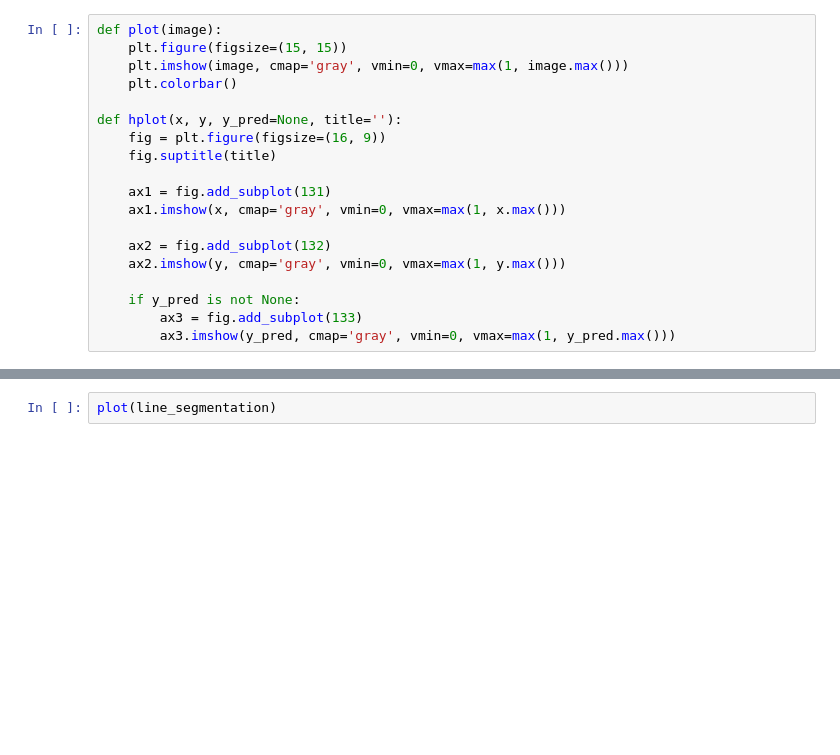
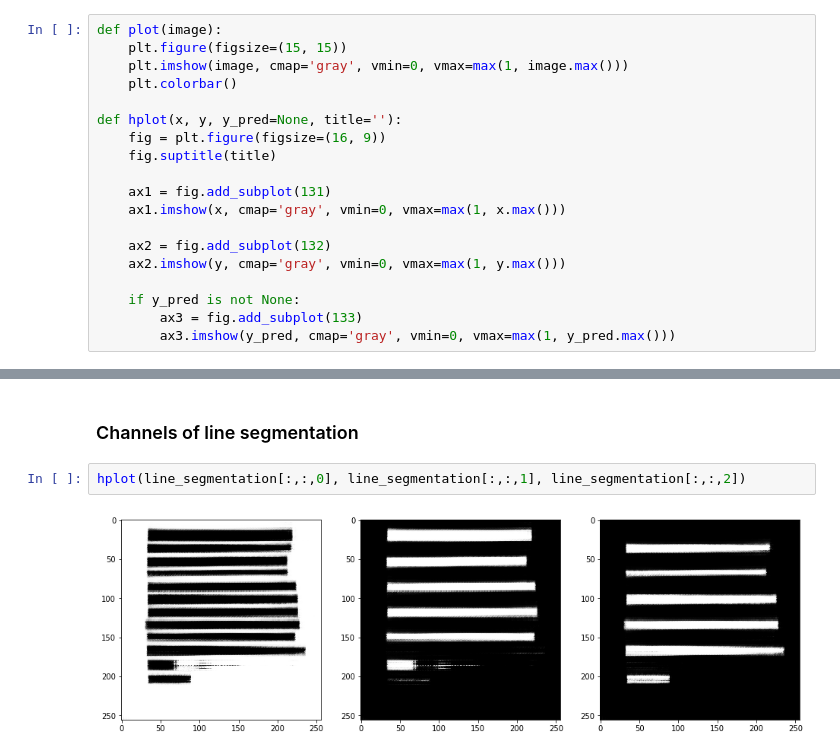
Before and after one commit to the-full-stack/fsdl-text-recognizer, a Jupyter notebook: notebooks/line detection experiments/paragraph_text_recognizer_debug.ipynb, the cells around one changed output, grey strips where cells are left out. Drawn from its saved outputs; the diff is of its cells as text; blank space fills up the shorter version.

```diff
--- a/notebooks/line detection experiments/paragraph_text_recognizer_debug.ipynb
+++ b/notebooks/line detection experiments/paragraph_text_recognizer_debug.ipynb
@@ -203,2 +109,6 @@ hplot(image, np.argmax(line_segmentation, axis=-1), line_segmentation[:,:,1])
-# %%
-plot(line_segmentation)
+# %% [markdown]
+### Channels of line segmentation
+# %%
+hplot(line_segmentation[:,:,0], line_segmentation[:,:,1], line_segmentation[:,:,2])
+# %% [output]
+[figure, added]
```
Also changed, not shown: parts of 20 cells of this notebook, 3 other files.
